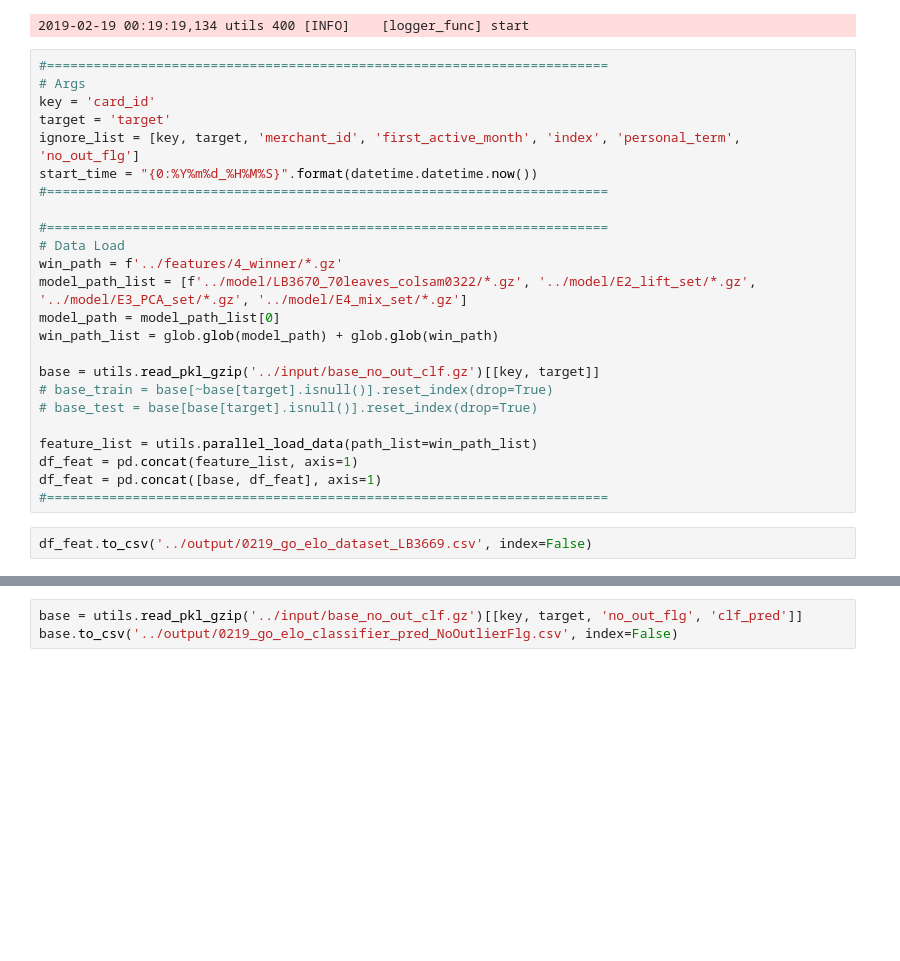
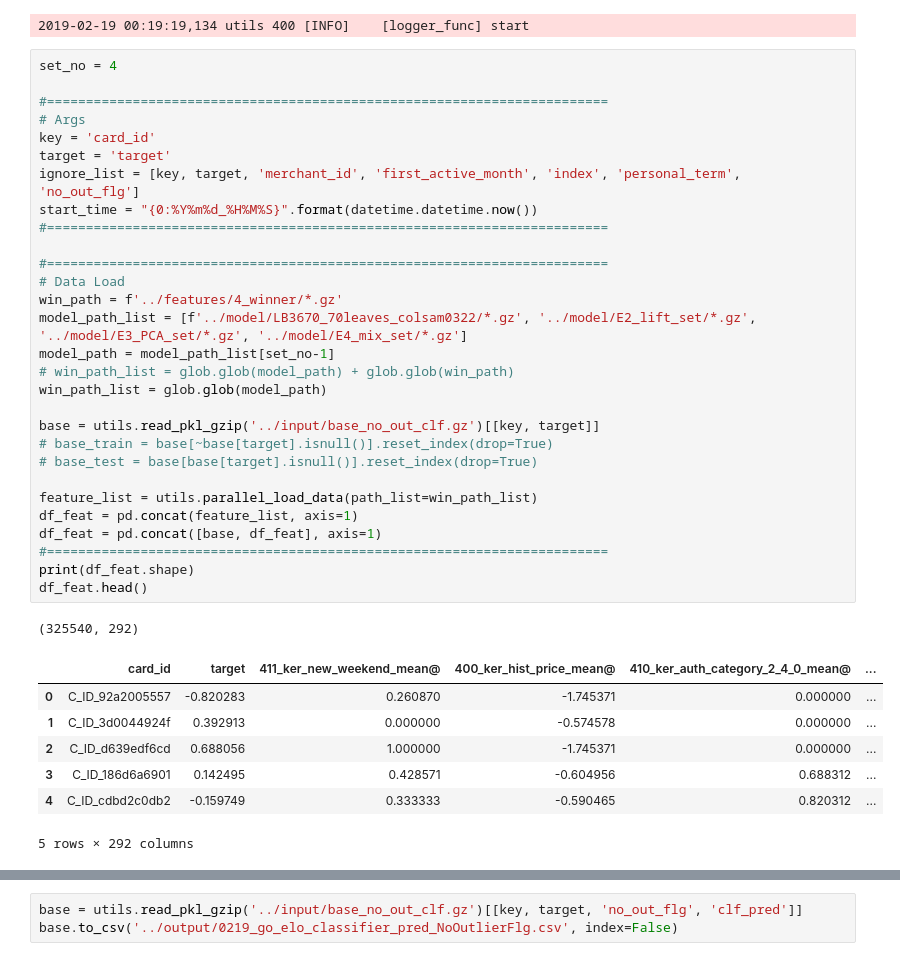
Before and after one commit to Chestnut1999/Elo-Recommendation-23place, a Jupyter notebook: jpy/999_elo_make_dataset.ipynb, the cells around one changed output, grey strips where cells are left out. Cells and saved outputs as stored; diff of their text form; blank space fills up the shorter version.

```diff
--- a/jpy/999_elo_make_dataset.ipynb
+++ b/jpy/999_elo_make_dataset.ipynb
@@ -24,28 +24,40 @@ except NameError:
 # %% [output]
 2019-02-19 00:19:19,134 utils 400 [INFO]    [logger_func] start
 # %%
+set_no = 4
+
 #========================================================================
 # Args
 key = 'card_id'
 target = 'target'
 ignore_list = [key, target, 'merchant_id', 'first_active_month', 'index', 'personal_term', 'no_out_flg']
 start_time = "{0:%Y%m%d_%H%M%S}".format(datetime.datetime.now())
 #========================================================================
 
 #========================================================================
 # Data Load
 win_path = f'../features/4_winner/*.gz'
 model_path_list = [f'../model/LB3670_70leaves_colsam0322/*.gz', '../model/E2_lift_set/*.gz', '../model/E3_PCA_set/*.gz', '../model/E4_mix_set/*.gz']
-model_path = model_path_list[0]
-win_path_list = glob.glob(model_path) + glob.glob(win_path)
+model_path = model_path_list[set_no-1]
+# win_path_list = glob.glob(model_path) + glob.glob(win_path)
+win_path_list = glob.glob(model_path)
 
 base = utils.read_pkl_gzip('../input/base_no_out_clf.gz')[[key, target]]
 # base_train = base[~base[target].isnull()].reset_index(drop=True)
 # base_test = base[base[target].isnull()].reset_index(drop=True)
 
 feature_list = utils.parallel_load_data(path_list=win_path_list)
 df_feat = pd.concat(feature_list, axis=1)
 df_feat = pd.concat([base, df_feat], axis=1)
 #========================================================================
+print(df_feat.shape)
+df_feat.head()
+# %% [output]
+(325540, 292)
+|  | card_id | target | 411_ker_new_weekend_mean@ | 400_ker_hist_price_mean@ | 410_ker_auth_category_2_4_0_mean@ | ... |
+| 0 | C_ID_92a2005557 | -0.820283 | 0.260870 | -1.745371 | 0.000000 | ... |
+| 1 | C_ID_3d0044924f | 0.392913 | 0.000000 | -0.574578 | 0.000000 | ... |
+| 2 | C_ID_d639edf6cd | 0.688056 | 1.000000 | -1.745371 | 0.000000 | ... |
+| 3 | C_ID_186d6a6901 | 0.142495 | 0.428571 | -0.604956 | 0.688312 | ... |
+| 4 | C_ID_cdbd2c0db2 | -0.159749 | 0.333333 | -0.590465 | 0.820312 | ... |
+5 rows × 292 columns
-# %%
-df_feat.to_csv('../output/0219_go_elo_dataset_LB3669.csv', index=False)
```
Also changed, not shown: parts of 2 cells of this notebook, 7 other files.
